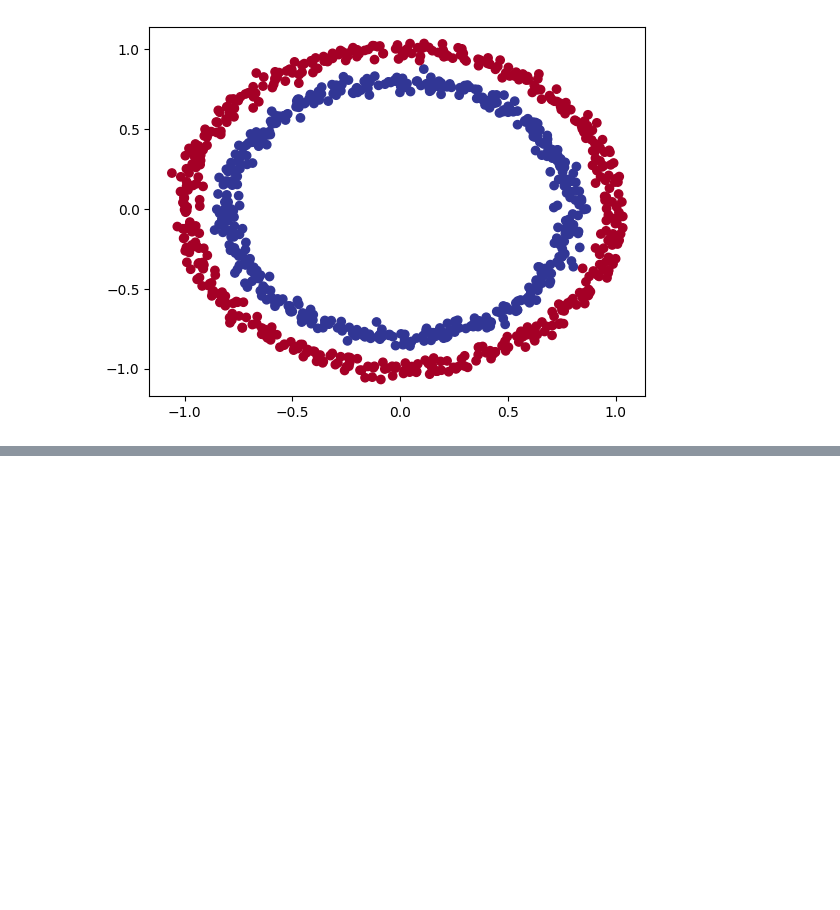
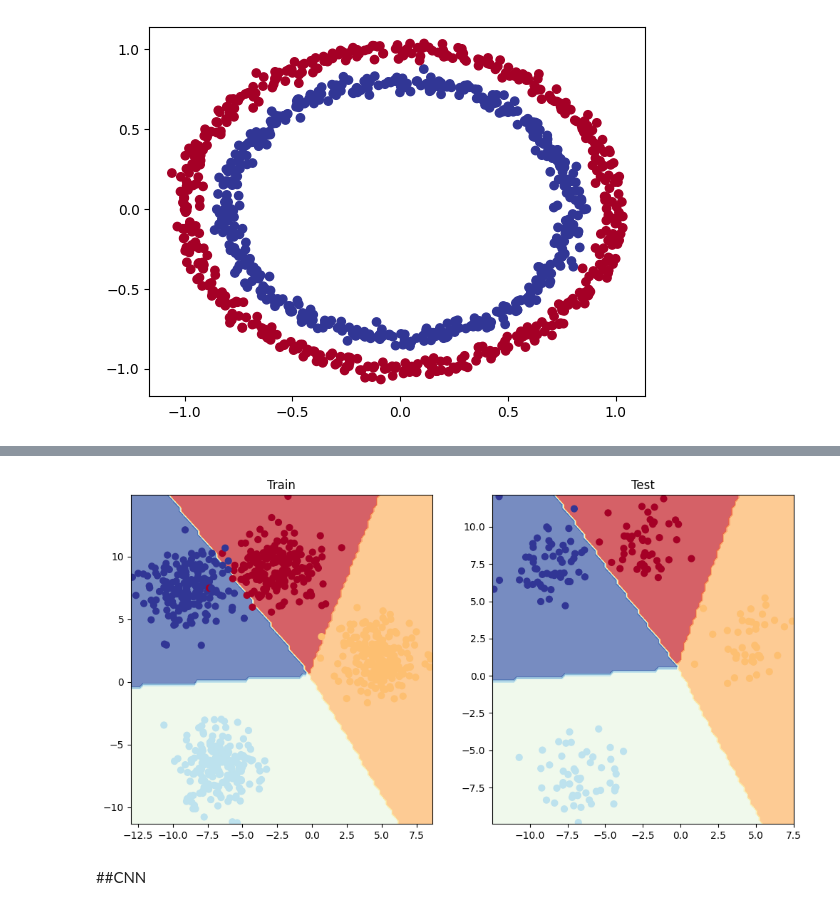
Before and after one commit to zahra-sharifzadeh/pytorch, a Jupyter notebook: ReminderPyTorch.ipynb, the cells around one changed output, grey strips where cells are left out. Drawn from its saved outputs; the diff is of its cells as text; code cells hidden in the pictures; blank space fills up the shorter version.

```diff
--- a/ReminderPyTorch.ipynb
+++ b/ReminderPyTorch.ipynb
@@ -301,0 +392,26 @@ plt.scatter(x=X[:, 0],
+# %%
+X_blob_train , X_blob_test, y_blob_train, y_blob_test = X_blob_train.to(device) , X_blob_test.to(device), y_blob_train.to(device), y_blob_test.to(device)
+# %%
+class BlobModel(nn.Module):
+  def __init__(self, input_features, output_features, hidden_units=8):
+    super().__init__()
+
+    self.linear_layer = nn.Sequential(
+        nn.Linear(in_features=input_features,
+                  out_features=hidden_units),
+                  # nn.ReLU(),
+        nn.Linear(in_features=hidden_units,
+                  out_features=hidden_units),
+                  # nn.ReLU(),
+        nn.Linear(in_features=hidden_units,
+                  out_features=output_features)
+    )
+
+  def forward(self, x):
+    return self.linear_layer(x)
+# %%
+
+model_4 = BlobModel(input_features=2,
+                    output_features=4,
+                    hidden_units=8).to(device)
+model_4
@@ -301,0 +426,5 @@ plt.scatter(x=X[:, 0],
+# %%
+loss_fn = nn.CrossEntropyLoss()
+
+optimizer = torch.optim.SGD(params=model_4.parameters(),
+                            lr=0.1)
@@ -301,0 +495,12 @@ plt.scatter(x=X[:, 0],
+# %%
+plt.figure(figsize=(12, 6))
+plt.subplot(1, 2, 1)
+plt.title("Train")
+plot_decision_boundary(model_4, X_blob_train, y_blob_train)
+plt.subplot(1, 2 , 2)
+plt.title("Test")
+plot_decision_boundary(model_4, X_blob_test, y_blob_test)
+# %% [output]
+[figure, added]
+# %% [markdown]
+##CNN
```
Also changed, not shown: parts of 17 cells of this notebook.
